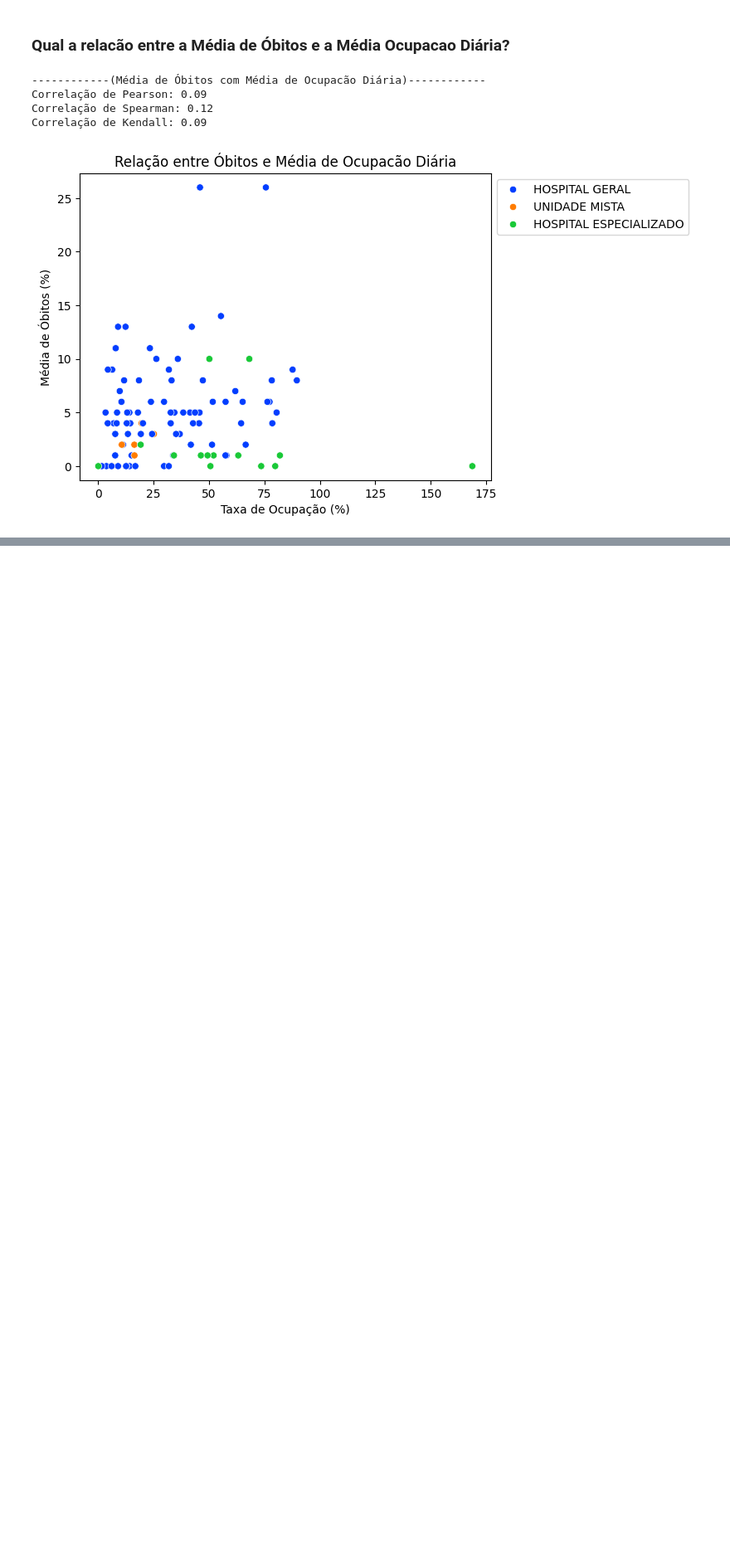
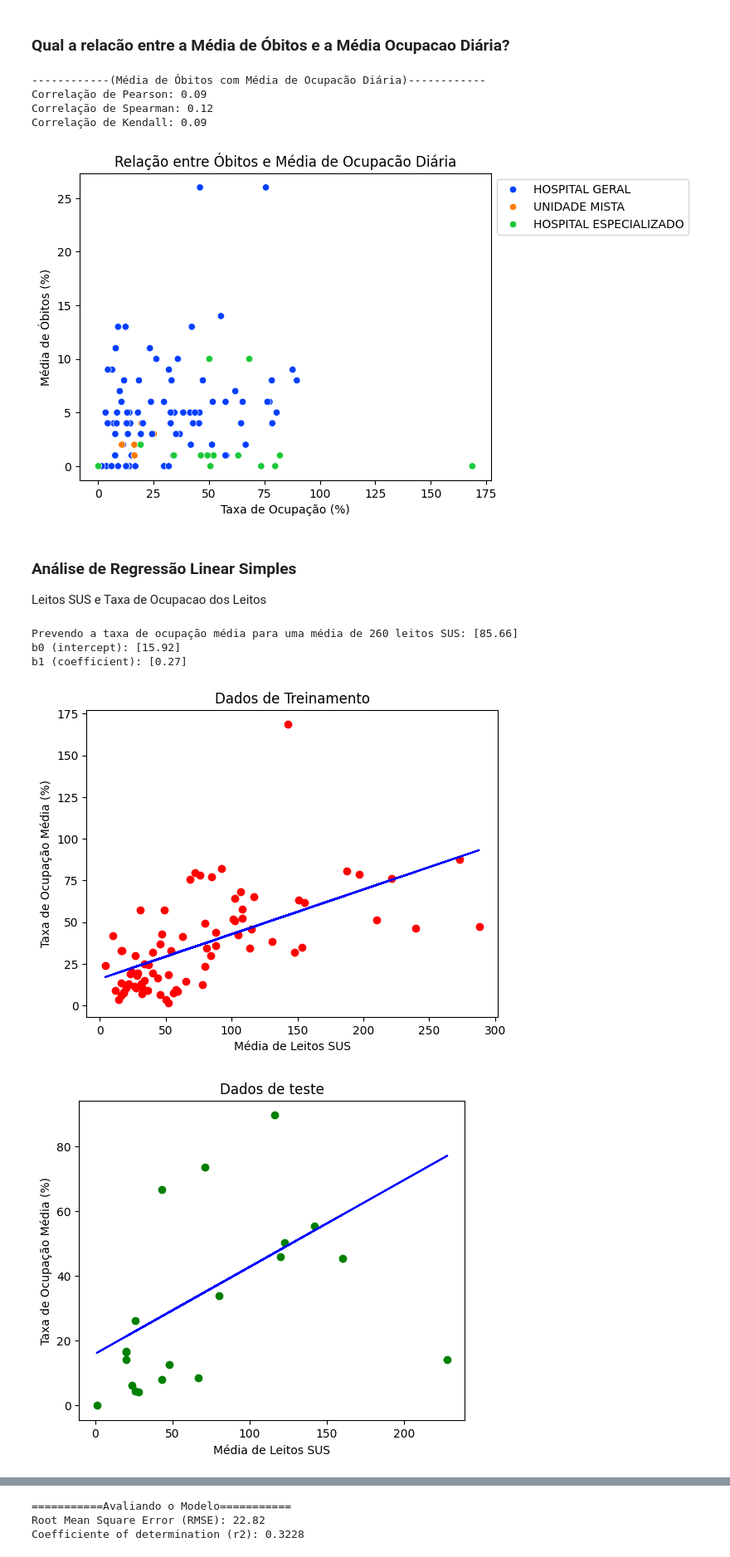
Before and after one commit to ceciliapaiva/analise-superlotacao-hospitais-pb, a Jupyter notebook: relatorio.ipynb, the cells around one changed output, grey strips where cells are left out. Shown at 83% size. Drawn from its saved outputs; the diff is of its cells as text; code cells hidden in the pictures; blank space fills up the shorter version.

Commit message:
Análise de regressão simple e multipla concluida

```diff
--- a/relatorio.ipynb
+++ b/relatorio.ipynb
@@ -418,3 +418,68 @@ Correlação de Pearson: 0.09
 Correlação de Spearman: 0.12
 Correlação de Kendall: 0.09
 [figure]
+# %% [markdown]
+### Análise de Regressão Linear Simples
+Leitos SUS e Taxa de Ocupacao dos Leitos
+# %%
+import sklearn.model_selection as ms
+import sklearn.linear_model as lm
+from sklearn.metrics import mean_squared_error, r2_score
+
+x = df_stats[['leitos_sus_mean']]
+y = df_stats[['taxa_ocupacao_mean_pct']]
+
+# Separar os dados em Treino e Teste
+x_train, x_test, y_train, y_test = ms.train_test_split(x, y, test_size=0.2, random_state=0)
+
+# Treinando o modelo
+regressor = lm.LinearRegression()
+regressor.fit(x_train, y_train)
+
+# Previsão
+y_pred = regressor.predict(x_test)
+
+# Vizualizar o treino
+plt.scatter(x_train, y_train, color='red')
+plt.plot(x_train, regressor.predict(x_train), color='blue')
+plt.title('Dados de Treinamento')
+plt.xlabel('Média de Leitos SUS')
+plt.ylabel('Taxa de Ocupação Média (%)')
+
+# Vizualizar o teste
+plt.subplots(figsize=(6, 5))
+plt.scatter(x_test, y_test, color='green')
+plt.plot(x_test, y_pred, color='blue')
+plt.title('Dados de teste')
+plt.xlabel('Média de Leitos SUS')
+plt.ylabel('Taxa de Ocupação Média (%)')
+
+# Valor especificado
+valor_especificado = 260
+print(f"Prevendo a taxa de ocupação média para uma média de {valor_especificado} leitos SUS: {regressor.predict([[valor_especificado]])[0].round(2)}")
+print(f"b0 (intercept): {regressor.intercept_.round(2)}")
+print(f"b1 (coefficient): {regressor.coef_[0].round(2)}")
+
+# Erro residual
+fitted = regressor.predict(df_stats[['leitos_sus_mean']])
+residuals = y - fitted
+
+plt.subplots(figsize=(6, 5))
+plt.scatter(x, residuals, color='orange')
+plt.axhline(y=0, color='black', linestyle='--')
+plt.title('Resíduos do Modelo')
+plt.xlabel('Média de Leitos SUS')
+plt.ylabel('Resíduos')
+plt.show()
+
+# Avaliando o modelo
+RMSE = np.sqrt(mean_squared_error(y, fitted))
+r2 = r2_score(y, fitted)
+print(f'===========Avaliando o Modelo===========\nRoot Mean Square Error (RMSE): {RMSE:.2f}')
+print(f'Coefficiente of determination (r2): {r2:.4f}')
+# %% [output]
+Prevendo a taxa de ocupação média para uma média de 260 leitos SUS: [85.66]
+b0 (intercept): [15.92]
+b1 (coefficient): [0.27]
+[figure, added]
+[figure, added]
@@ -420,0 +487,3 @@ Correlação de Kendall: 0.09
+===========Avaliando o Modelo===========
+Root Mean Square Error (RMSE): 22.82
+Coefficiente of determination (r2): 0.3228
```
Also changed, not shown: parts of 5 cells of this notebook.
